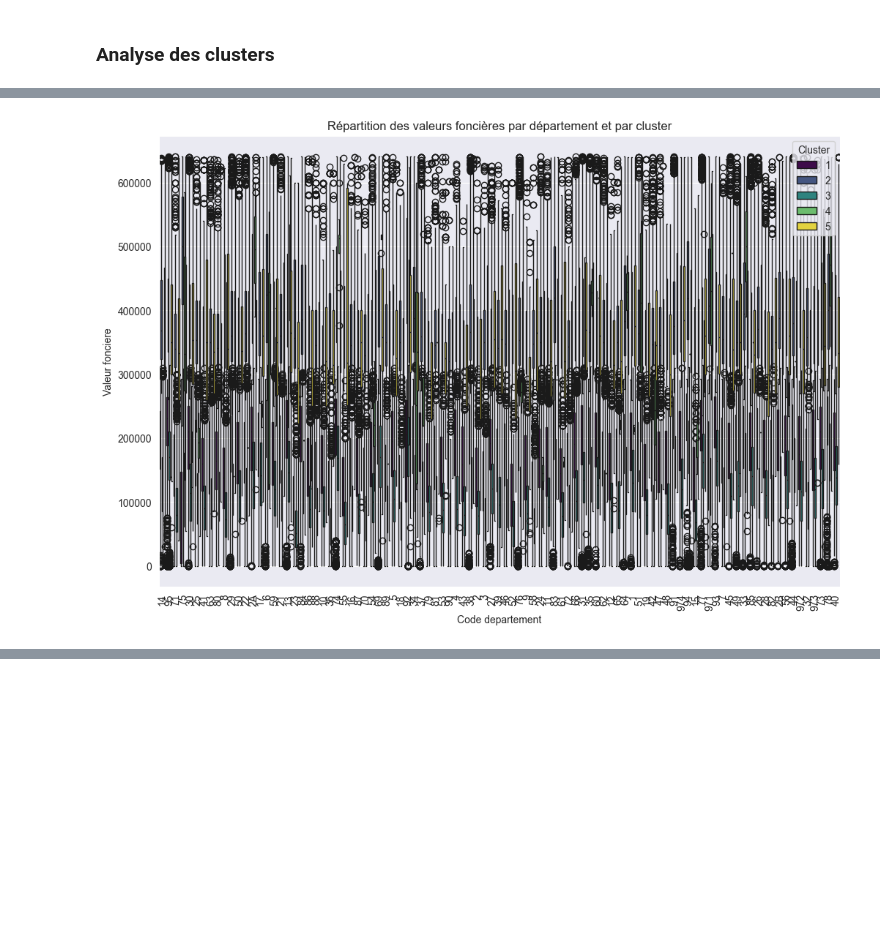
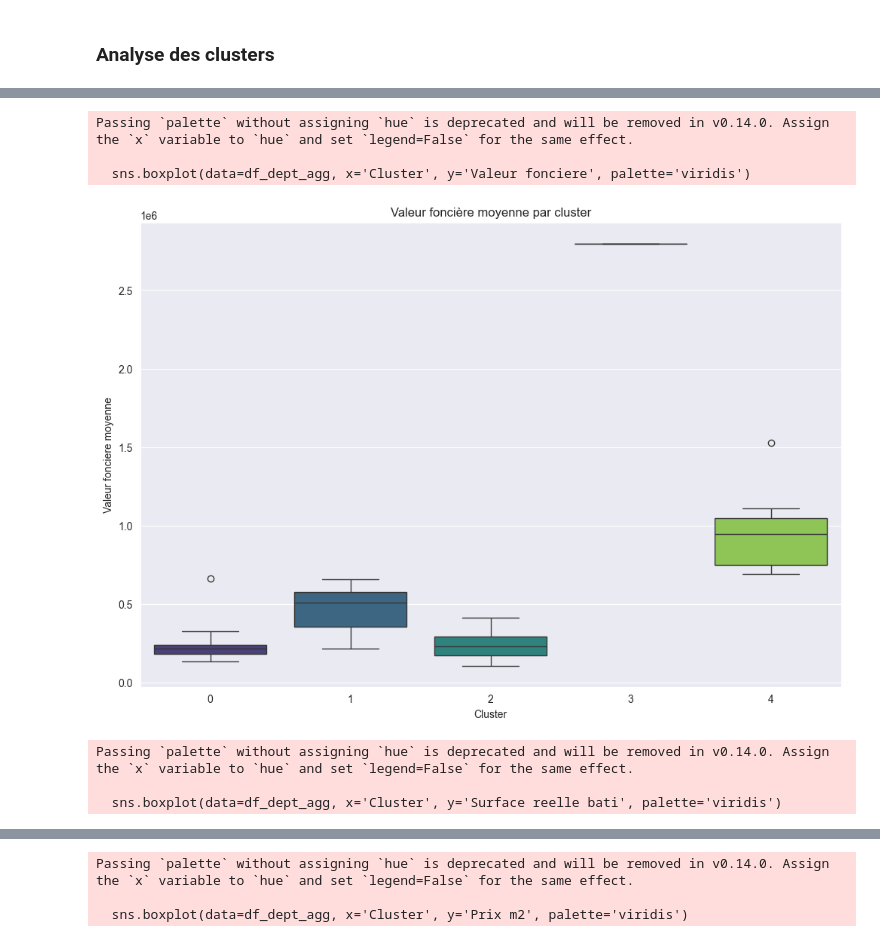
Before and after one commit to ktzkvin/Mastercamp, a Jupyter notebook: MasterCamp_TD_Project.ipynb, the cells around one changed output, grey strips where cells are left out. Cells and saved outputs as stored; diff of their text form; code cells hidden in the pictures; blank space fills up the shorter version.

```diff
--- a/MasterCamp_TD_Project.ipynb
+++ b/MasterCamp_TD_Project.ipynb
@@ -317,11 +307,55 @@ df_filtered.groupby('Cluster')[['Valeur fonciere', 'Surface reelle bati']].descr
-# %%
-# Visualisation des clusters par région
-plt.figure(figsize=(12, 8))
-sns.boxplot(data=df_filtered, x='Code departement', y='Valeur fonciere', hue='Cluster', palette='viridis')
-plt.title('Répartition des valeurs foncières par département et par cluster')
-plt.xlabel('Code departement')
-plt.ylabel('Valeur fonciere')
-plt.xticks(rotation=90)
-plt.show()
-# %% [output]
-[figure, removed]
+# %%
+# Assurer que 'Code departement' est une chaîne de caractères
+df['Code departement'] = df['Code departement'].astype(str)
+
+# Calcul des statistiques agrégées par département
+df_dept_agg = df.groupby('Code departement').agg({
+    'Valeur fonciere': 'mean',
+    'Surface reelle bati': 'mean',
+    'Prix m2': 'mean'
+}).reset_index()
+
+# Standardisation des données agrégées
+scaler = StandardScaler()
+df_dept_agg_scaled = scaler.fit_transform(df_dept_agg[['Valeur fonciere', 'Surface reelle bati', 'Prix m2']])
+
+# Appliquer le clustering
+kmeans_dept = KMeans(n_clusters=5, random_state=42).fit(df_dept_agg_scaled)
+df_dept_agg['Cluster'] = kmeans_dept.labels_
+
+
+plt.figure(figsize=(12, 8))
+sns.barplot(data=df_dept_agg, x='Code departement', y='Valeur fonciere', hue='Cluster', palette='viridis')
+plt.title('Clusters des départements selon la valeur foncière moyenne')
+plt.xlabel('Code departement')
+plt.ylabel('Valeur fonciere moyenne')
+plt.xticks(rotation=90)
+plt.show()
+plt.figure(figsize=(12, 8))
+sns.boxplot(data=df_dept_agg, x='Cluster', y='Valeur fonciere', palette='viridis')
+plt.title('Valeur foncière moyenne par cluster')
+plt.xlabel('Cluster')
+plt.ylabel('Valeur fonciere moyenne')
+plt.show()
+
+plt.figure(figsize=(12, 8))
+sns.boxplot(data=df_dept_agg, x='Cluster', y='Surface reelle bati', palette='viridis')
+plt.title('Surface réelle bâtie moyenne par cluster')
+plt.xlabel('Cluster')
+plt.ylabel('Surface reelle bati moyenne')
+plt.show()
+
+plt.figure(figsize=(12, 8))
+sns.boxplot(data=df_dept_agg, x='Cluster', y='Prix m2', palette='viridis')
+plt.title('Prix moyen par m2 par cluster')
+plt.xlabel('Cluster')
+plt.ylabel('Prix m2 moyen')
+plt.show()
+# %% [output]
+Passing `palette` without assigning `hue` is deprecated and will be removed in v0.14.0. Assign the `x` variable to `hue` and set `legend=False` for the same effect.
+
+  sns.boxplot(data=df_dept_agg, x='Cluster', y='Valeur fonciere', palette='viridis')
+[figure, added]
+Passing `palette` without assigning `hue` is deprecated and will be removed in v0.14.0. Assign the `x` variable to `hue` and set `legend=False` for the same effect.
+
+  sns.boxplot(data=df_dept_agg, x='Cluster', y='Surface reelle bati', palette='viridis')
@@ -327,0 +363,3 @@ plt.show()
+Passing `palette` without assigning `hue` is deprecated and will be removed in v0.14.0. Assign the `x` variable to `hue` and set `legend=False` for the same effect.
+
+  sns.boxplot(data=df_dept_agg, x='Cluster', y='Prix m2', palette='viridis')
```
Also changed, not shown: parts of 4 cells of this notebook.
